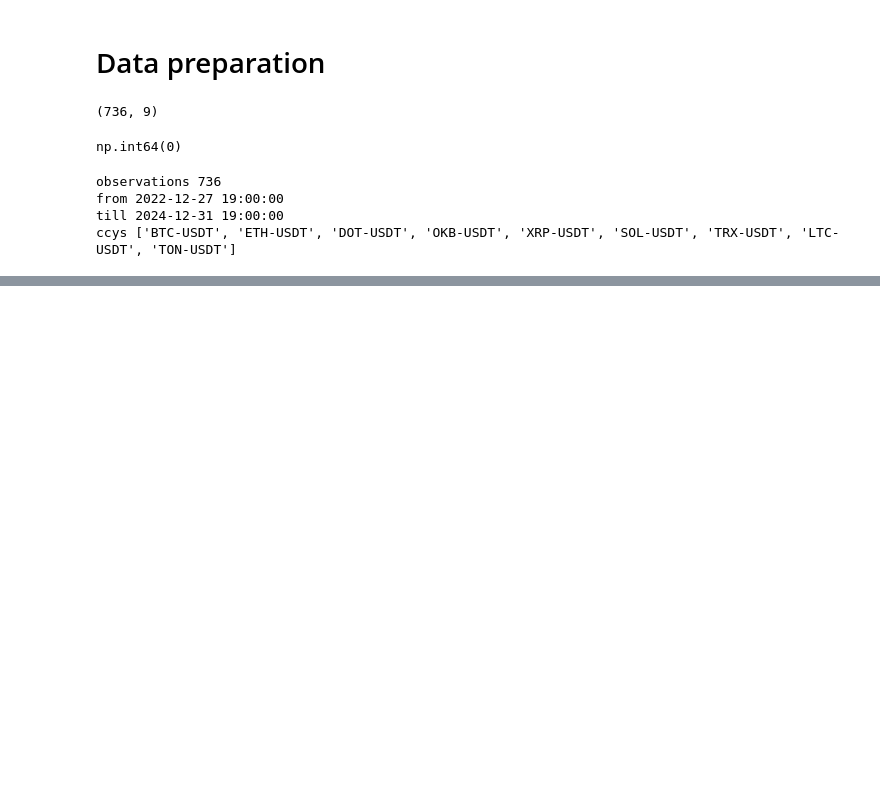
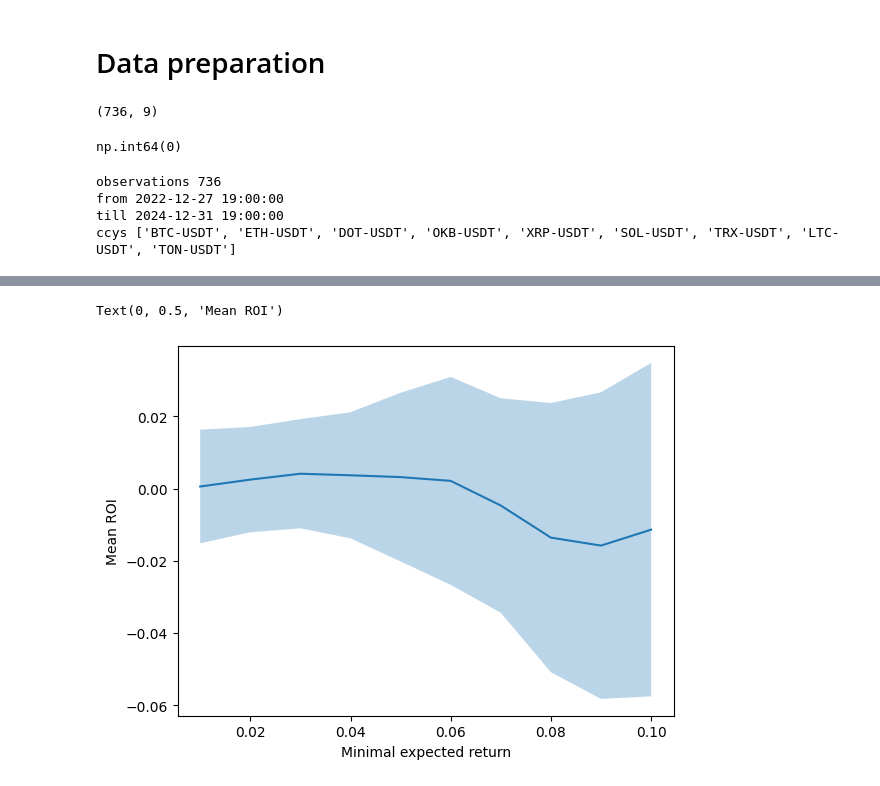
Before and after one commit to poluzerovT/Masters-thesis, a Jupyter notebook: code/functional.ipynb, the cells around one changed output, grey strips where cells are left out. Cells and saved outputs as stored; diff of their text form; code cells hidden in the pictures; blank space fills up the shorter version.

```diff
--- a/code/functional.ipynb
+++ b/code/functional.ipynb
@@ -475,0 +253,16 @@ plt.show()
+# %%
+def test_strategy(strategy, ret):
+    """
+    Test single strategy
+    """
+    rois = []
+    for i, x_hist, x_future in timeseries_split(ret):
+        try:
+            strategy.fit(x_hist)
+        except Exception as e:
+            print(f'{i}\n', e)
+            continue
+        w_pred = strategy.predict(x_hist)
+        roi = (x_future @ w_pred).item()
+        rois.append(roi)
+    return np.array(rois)
@@ -475,0 +325,15 @@ plt.show()
+# %%
+martingal_strategies = [
+    Martingal(mr)
+    for mr in np.linspace(0.01, 0.1, 10).tolist()
+]
+martingal_report = test_strategy_class(martingal_strategies, ret_validation.tail(30))
+martingal_report.to_csv('results/martingal_strategies.csv', index=False)
+# %%
+plt.plot(martingal_report['minimal_return'], martingal_report['mean_roi'])
+plt.fill_between(martingal_report['minimal_return'], martingal_report['mean_roi'] - martingal_report['std_roi'], martingal_report['mean_roi'] + martingal_report['std_roi'], alpha=0.3)
+plt.xlabel('Minimal expected return')
+plt.ylabel('Mean ROI')
+# %% [output]
+Text(0, 0.5, 'Mean ROI')
+[figure, added]
```
Also changed, not shown: parts of 51 cells of this notebook, 3 other files.
